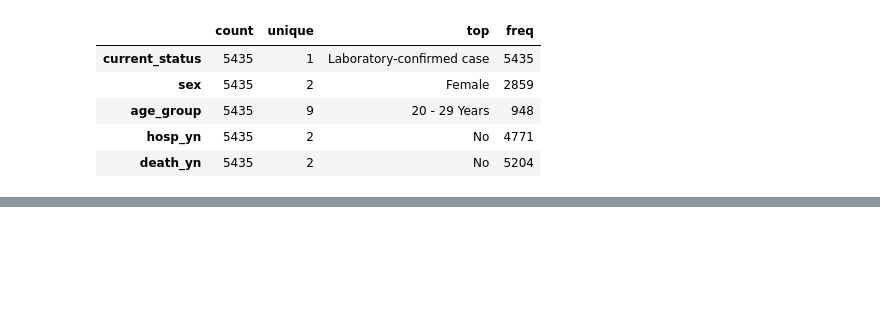
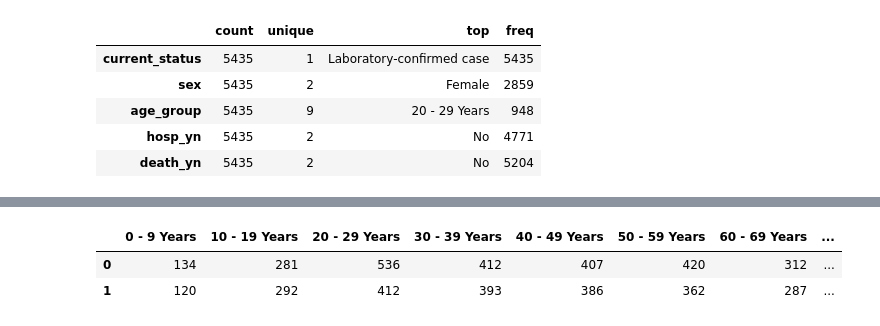
Before and after one commit to Jamtd1/DataAnalytics-Data-Analysing, a Jupyter notebook: Assignment 1/Homework1/2020-Homework1-Notebook-Cont.ipynb, the cells around one changed output, grey strips where cells are left out. Saved outputs shown, nothing was run; the diff lists cells and outputs as text; code cells hidden in the pictures; blank space fills up the shorter version.

```diff
--- a/Assignment 1/Homework1/2020-Homework1-Notebook-Cont.ipynb
+++ b/Assignment 1/Homework1/2020-Homework1-Notebook-Cont.ipynb
@@ -925,0 +985,18 @@ df.select_dtypes(['category']).describe().T
+# %%
+age_list = []
+
+for i in female_counts_dict:
+    age_list.append(i)
+age_list.sort()
+
+del age_list[-1]
+
+#print(age_list)
+# %%
+fage_mage_lists = []
+i = 0
+while i < len(female_counts_list):
+    fage_mage_lists.append([female_counts_list[i], male_counts_list[i]])
+    i += 1
+
+#print(fage_mage_lists)
@@ -925,0 +1013,6 @@ df.select_dtypes(['category']).describe().T
+# %%
+sex_vs_age_df
+# %% [output]
+|  | 0 - 9 Years | 10 - 19 Years | 20 - 29 Years | 30 - 39 Years | 40 - 49 Years | 50 - 59 Years | 60 - 69 Years | ... |
+| 0 | 134 | 281 | 536 | 412 | 407 | 420 | 312 | ... |
+| 1 | 120 | 292 | 412 | 393 | 386 | 362 | 287 | ... |
```
Also changed, not shown: parts of 17 cells of this notebook.
